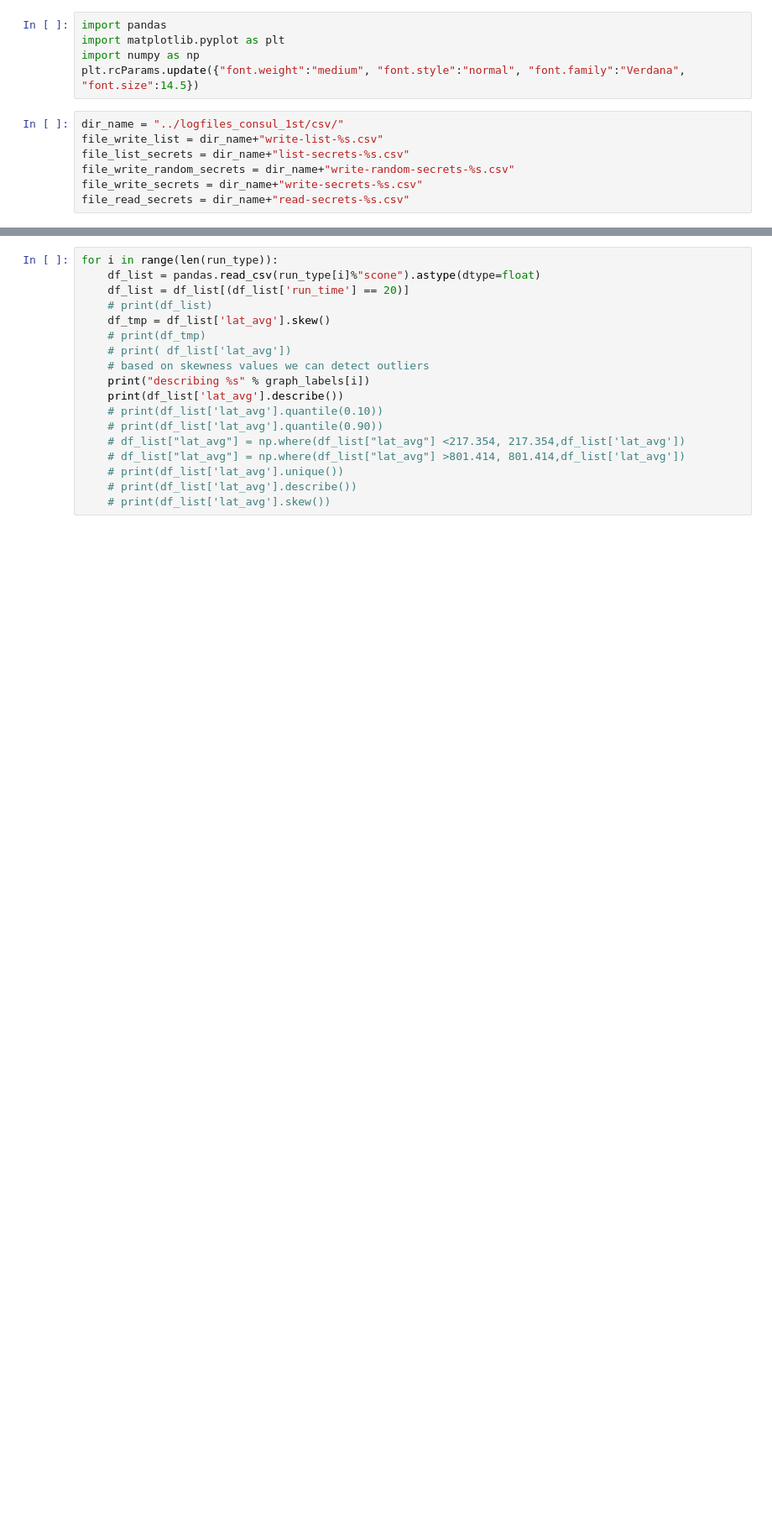
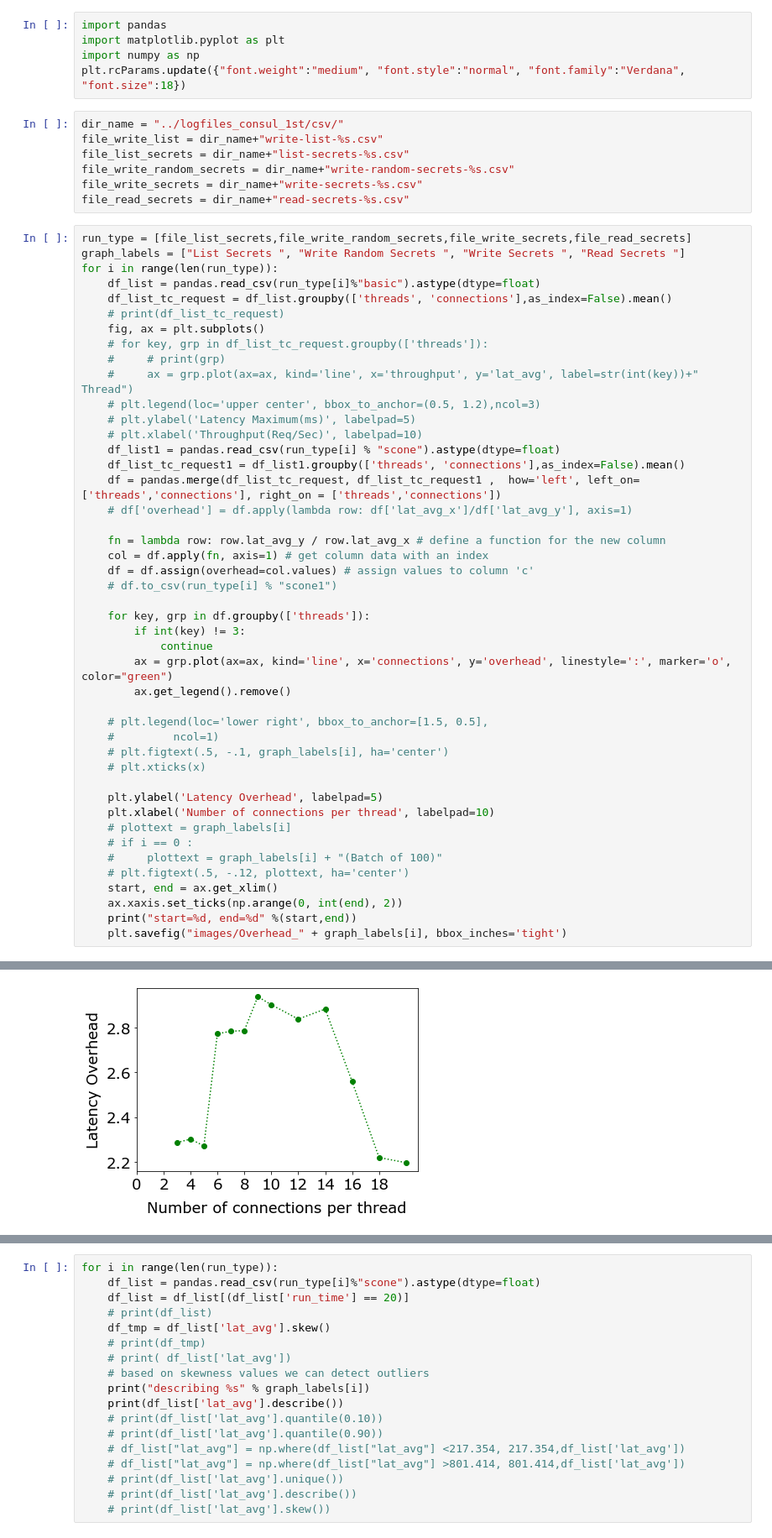
Before and after one commit to shifty21/scone, a Jupyter notebook: benchmarking/generate_graphs_consul.ipynb, the cells around one changed output, grey strips where cells are left out. Shown: that part at 84% size. Cells and saved outputs as stored; diff of their text form; blank space fills up the shorter version.

```diff
--- a/benchmarking/generate_graphs_consul.ipynb
+++ b/benchmarking/generate_graphs_consul.ipynb
@@ -2,7 +2,7 @@
 import pandas
 import matplotlib.pyplot as plt
 import numpy as np
-plt.rcParams.update({"font.weight":"medium", "font.style":"normal", "font.family":"Verdana", "font.size":14.5})
+plt.rcParams.update({"font.weight":"medium", "font.style":"normal", "font.family":"Verdana", "font.size":18})
 # %%
 dir_name = "../logfiles_consul_1st/csv/"
 file_write_list = dir_name+"write-list-%s.csv"
@@ -10,3 +10,49 @@ file_list_secrets = dir_name+"list-secrets-%s.csv"
 file_write_random_secrets = dir_name+"write-random-secrets-%s.csv"
 file_write_secrets = dir_name+"write-secrets-%s.csv"
 file_read_secrets = dir_name+"read-secrets-%s.csv"
+# %%
+run_type = [file_list_secrets,file_write_random_secrets,file_write_secrets,file_read_secrets]
+graph_labels = ["List Secrets ", "Write Random Secrets ", "Write Secrets ", "Read Secrets "]
+for i in range(len(run_type)):
+    df_list = pandas.read_csv(run_type[i]%"basic").astype(dtype=float)
+    df_list_tc_request = df_list.groupby(['threads', 'connections'],as_index=False).mean()
+    # print(df_list_tc_request)
+    fig, ax = plt.subplots()
+    # for key, grp in df_list_tc_request.groupby(['threads']):
+    #     # print(grp)
+    #     ax = grp.plot(ax=ax, kind='line', x='throughput', y='lat_avg', label=str(int(key))+" Thread")
+    # plt.legend(loc='upper center', bbox_to_anchor=(0.5, 1.2),ncol=3)
+    # plt.ylabel('Latency Maximum(ms)', labelpad=5)
+    # plt.xlabel('Throughput(Req/Sec)', labelpad=10)
+    df_list1 = pandas.read_csv(run_type[i] % "scone").astype(dtype=float)
+    df_list_tc_request1 = df_list1.groupby(['threads', 'connections'],as_index=False).mean()
+    df = pandas.merge(df_list_tc_request, df_list_tc_request1 ,  how='left', left_on=['threads','connections'], right_on = ['threads','connections'])
+    # df['overhead'] = df.apply(lambda row: df['lat_avg_x']/df['lat_avg_y'], axis=1)
+
+    fn = lambda row: row.lat_avg_y / row.lat_avg_x # define a function for the new column
+    col = df.apply(fn, axis=1) # get column data with an index
+    df = df.assign(overhead=col.values) # assign values to column 'c'
+    # df.to_csv(run_type[i] % "scone1")
+
+    for key, grp in df.groupby(['threads']):
+        if int(key) != 3:
+            continue
+        ax = grp.plot(ax=ax, kind='line', x='connections', y='overhead', linestyle=':', marker='o', color="green")
+        ax.get_legend().remove()
+
+    # plt.legend(loc='lower right', bbox_to_anchor=[1.5, 0.5],
+    #         ncol=1)
+    # plt.figtext(.5, -.1, graph_labels[i], ha='center')
+    # plt.xticks(x)
+
+    plt.ylabel('Latency Overhead', labelpad=5)
+    plt.xlabel('Number of connections per thread', labelpad=10)
+    # plottext = graph_labels[i]
+    # if i == 0 :
+    #     plottext = graph_labels[i] + "(Batch of 100)"
+    # plt.figtext(.5, -.12, plottext, ha='center')
+    start, end = ax.get_xlim()
+    ax.xaxis.set_ticks(np.arange(0, int(end), 2))
+    print("start=%d, end=%d" %(start,end))
+    plt.savefig("images/Overhead_" + graph_labels[i], bbox_inches='tight')
+# %% [output]
@@ -12,0 +63 @@ file_read_secrets = dir_name+"read-secrets-%s.csv"
+[figure, added]
```
Also changed, not shown: parts of 8 cells of this notebook, 14 other files.
